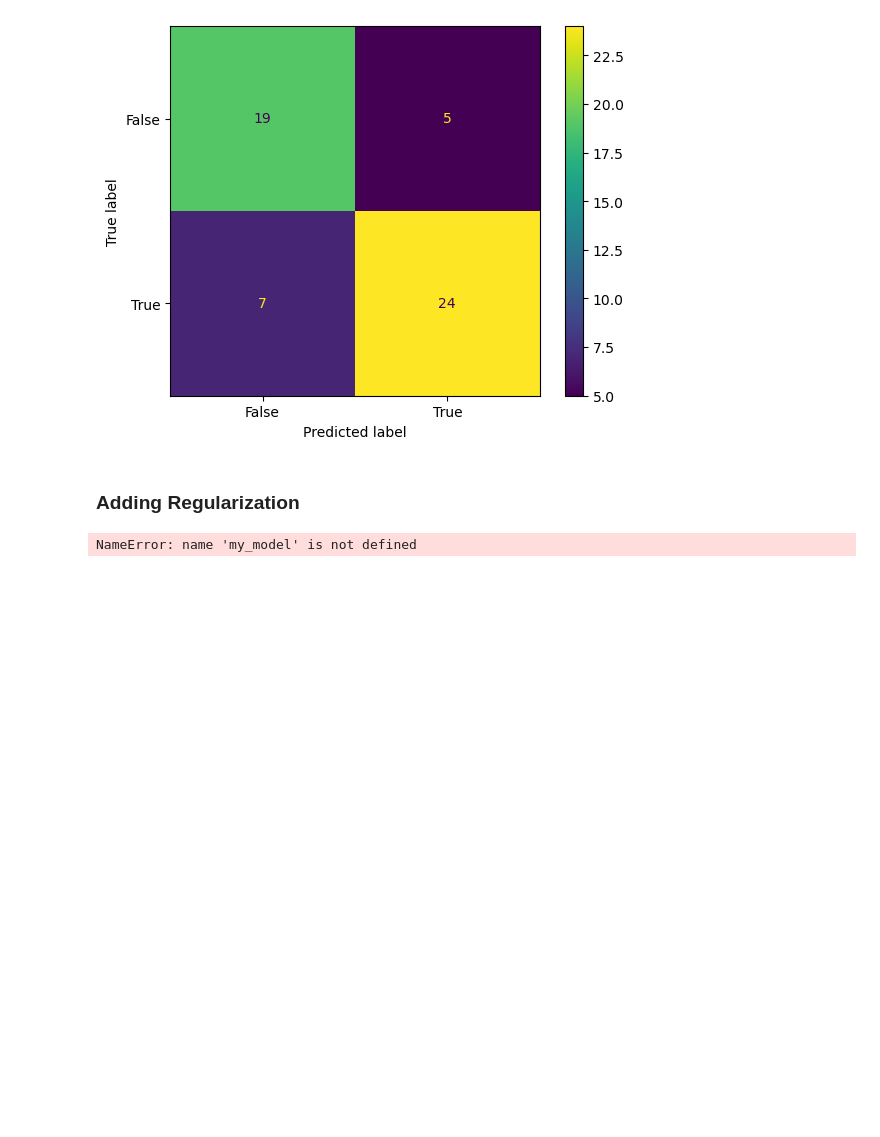
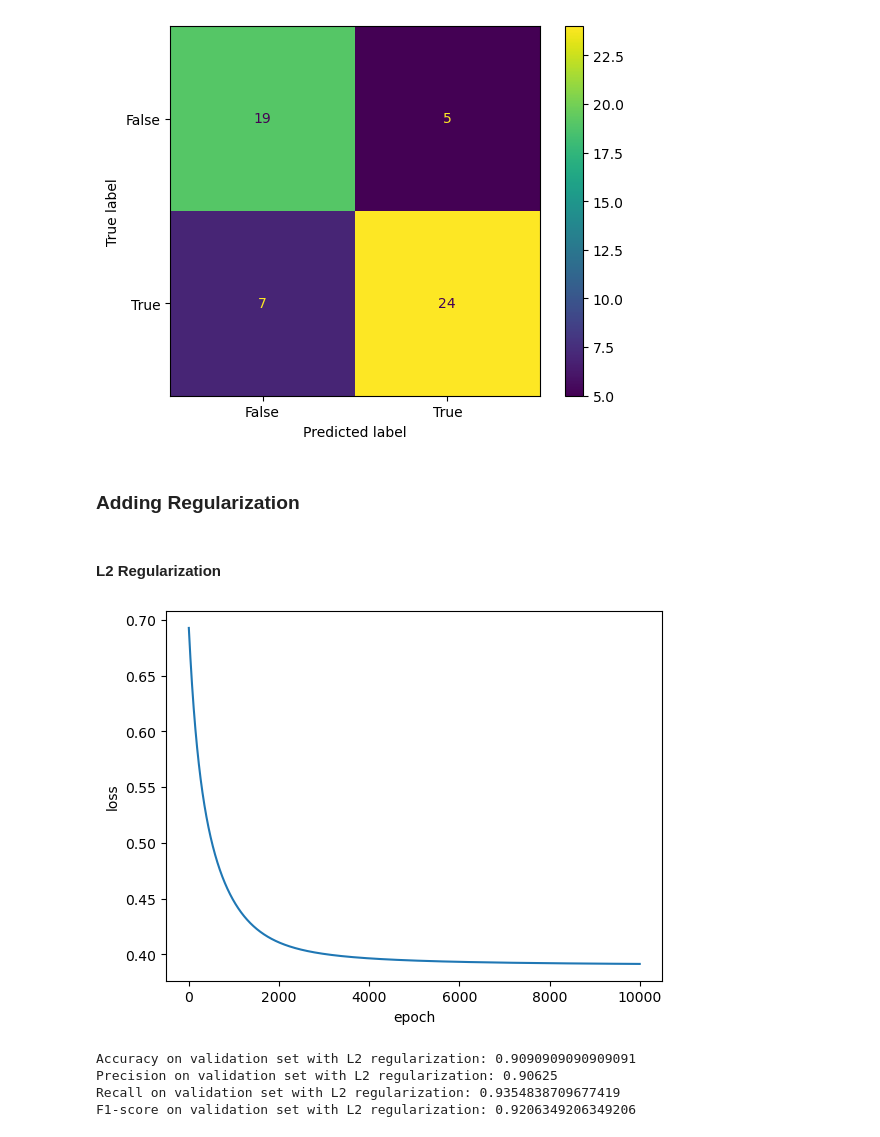
Before and after one commit to thuvu17/ml-train-heart-attack, a Jupyter notebook: heart_attack_NN.ipynb, the cells around one changed output. Cells and saved outputs as stored; diff of their text form; code cells hidden in the pictures; blank space fills up the shorter version.

```diff
--- a/heart_attack_NN.ipynb
+++ b/heart_attack_NN.ipynb
@@ -249,20 +252,30 @@ confusion_matrix(y_val, y_pred_binary_val)
 # %% [output]
 [figure]
 # %% [markdown]
-### Adding Regularization
+### **Adding Regularization**
+# %% [markdown]
+#### L2 Regularization
 # %%
-optimizer_reg = SGD(train_model.parameters(), lr=0.01, weight_decay = 1e-2)
+# Define the optimizer with L2 regularization (weight decay)
+lambda_l2 = 1e-2
+optimizer_reg_l2 = SGD(train_model.parameters(), lr=0.01, weight_decay = lambda_l2)
+
+def optimize_l2(num_epoch, lambda_l2, optimizer, model, X_tensor, y_tensor):
+    epoch_loss_dict = {}
+    for epoch in range(num_epoch):
+        y_pred = model(X_tensor)                    # Forward propagation
+        loss = loss_cal(y_pred, y_tensor)           # Compute original lost
+        # Add L2 regularization term to the loss
+        loss += lambda_l2 * sum(torch.norm(param) ** 2 for param in model.parameters())
+        epoch_loss_dict[epoch] = loss.item()
+        optimizer.zero_grad()                       # Zero the gradients
+        loss.backward()                             # Backward propagation
+        optimizer.step()                            # Update the parameters
+
+    return y_pred, epoch_loss_dict
 # %%
-epoch_list = []
-loss_list = []
-
-for epoch in range(10000):
-    epoch_list.append(epoch)
-    y_pred = my_model(X_train_tensor)
-    loss = loss_cal(y_pred, y_train_tensor)
-    loss_list.append(loss.item())
-    optimizer_reg.zero_grad()
-    loss.backward()
-    optimizer_reg.step()
+y_pred_val_reg_l2, epoch_loss_dict_val_reg_l2 = optimize_l2(num_epoch, lambda_l2, optimizer_reg_l2, train_model, X_val_tensor, y_val_tensor)
+y_pred_binary_val_reg_l2 = (y_pred_val_reg_l2.detach().numpy() > 0.5).astype(int)
+plot_loss_curve(epoch_loss_dict_val_reg_l2)
 # %% [output]
-NameError: name 'my_model' is not defined
+[figure, added]
@@ -277,0 +282,12 @@ y_test_tensor = torch.Tensor(y_test)
+# %%
+accuracy_val_l2, precision_val_l2, recall_val_l2, f1_val_l2 = perf_metrics(y_val, y_pred_binary_val_reg_l2)
+
+print("Accuracy on validation set with L2 regularization:", accuracy_val_l2)
+print("Precision on validation set with L2 regularization:", precision_val_l2)
+print("Recall on validation set with L2 regularization:", recall_val_l2)
+print("F1-score on validation set with L2 regularization:", f1_val_l2)
+# %% [output]
+Accuracy on validation set with L2 regularization: 0.9090909090909091
+Precision on validation set with L2 regularization: 0.90625
+Recall on validation set with L2 regularization: 0.9354838709677419
+F1-score on validation set with L2 regularization: 0.9206349206349206
```
Also changed, not shown: parts of 9 cells of this notebook.
